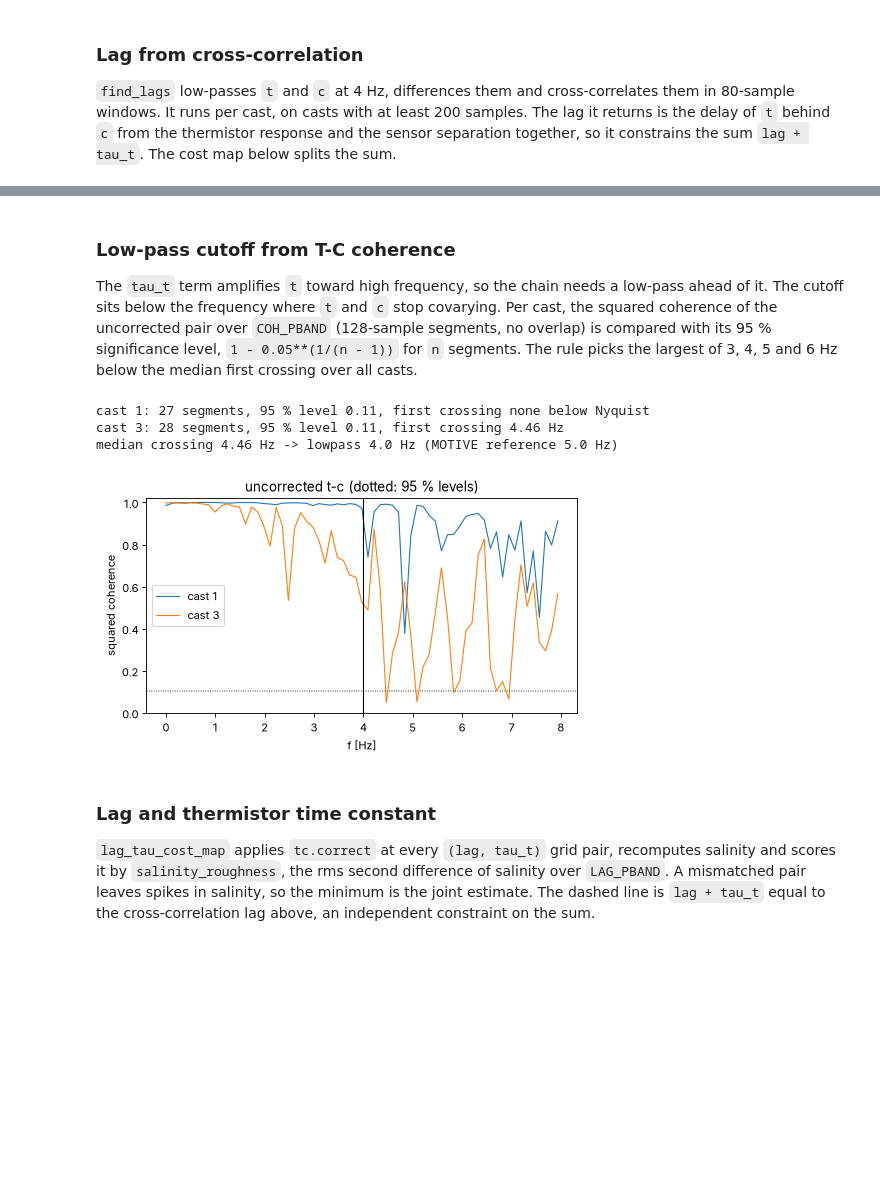
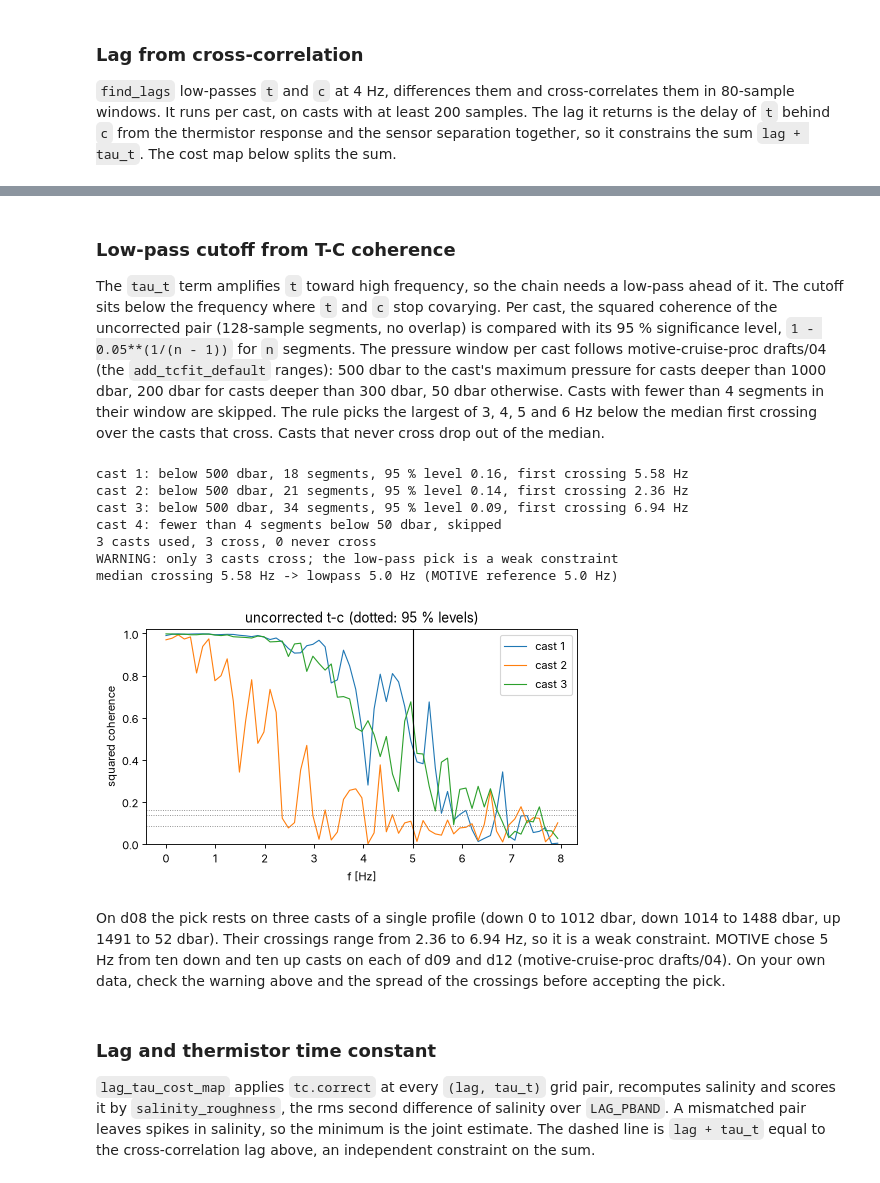
Before and after one commit to modscripps/modfish, a Jupyter notebook: examples/fctd_processing.ipynb, the cells around one changed output, grey strips where cells are left out. Saved outputs shown, nothing was run; the diff lists cells and outputs as text; code cells hidden in the pictures; blank space fills up the shorter version.

```diff
--- a/examples/fctd_processing.ipynb
+++ b/examples/fctd_processing.ipynb
@@ -211,11 +213,11 @@ The pressure bands are settings. The lag map needs a band with temperature gradi
 Shallower deployments need shallower bands.
 When a shipboard rosette cast sits next to a fish profile, `tc.rosette_rms` scores the thermal-mass map against it and can replace `downup_separation`.
 # %%
-COH_PBAND = (50, 1000)    # dbar, band for the T-C coherence
 LAG_PBAND = (200, 400)    # dbar, band for the (lag, tau_t) salinity-roughness map
 TM_PBAND = (50, 400)      # dbar, band for the down/up separation
 TBIN = 0.05               # degC, temperature bins for the down/up separation
 LOWPASS_CANDIDATES = [3.0, 4.0, 5.0, 6.0]  # Hz
+MIN_CROSSING_CASTS = 5    # fewer casts with a coherence crossing make the low-pass pick a weak constraint
 
 
 def check_minimum(cm, dims, units):
@@ -264,45 +266,68 @@ median over all windows: 0.067 s (constrains lag + tau_t)
 
 The `tau_t` term amplifies `t` toward high frequency, so the chain needs a low-pass ahead of it.
 The cutoff sits below the frequency where `t` and `c` stop covarying.
-Per cast, the squared coherence of the uncorrected pair over `COH_PBAND` (128-sample segments, no overlap) is compared with its 95 % significance level, `1 - 0.05**(1/(n - 1))` for `n` segments.
-The rule picks the largest of 3, 4, 5 and 6 Hz below the median first crossing over all casts.
+Per cast, the squared coherence of the uncorrected pair (128-sample segments, no overlap) is compared with its 95 % significance level, `1 - 0.05**(1/(n - 1))` for `n` segments.
+The pressure window per cast follows motive-cruise-proc drafts/04 (the `add_tcfit_default` ranges): 500 dbar to the cast's maximum pressure for casts deeper than 1000 dbar, 200 dbar for casts deeper than 300 dbar, 50 dbar otherwise.
+Casts with fewer than 4 segments in their window are skipped.
+The rule picks the largest of 3, 4, 5 and 6 Hz below the median first crossing over the casts that cross. Casts that never cross drop out of the median.
 # %%
+def coherence_window(pmax):
+    """Lower pressure bound [dbar] of the coherence window for a cast reaching `pmax`."""
+    return 500.0 if pmax > 1000 else 200.0 if pmax > 300 else 50.0
+
+
 fs = 1 / (np.median(np.diff(ctd.time.values).astype("int64")) / 1e9)
 NSEG = 128
 crossings, coh_curves = [], []
 for c in casts.cast.values:
-    m = (ctd.cast.values == c) & (ctd.p.values > COH_PBAND[0]) & (ctd.p.values < COH_PBAND[1])
+    in_cast = ctd.cast.values == c
+    pmin_c = coherence_window(np.nanmax(ctd.p.values[in_cast]))
+    m = in_cast & (ctd.p.values > pmin_c)
     n = int(m.sum()) // NSEG
     if n < 4:
+        print(f"cast {c}: fewer than 4 segments below {pmin_c:.0f} dbar, skipped")
         continue
     f, coh = signal.coherence(ctd.t.values[m], ctd.c.values[m], fs=fs, nperseg=NSEG, noverlap=0, detrend="linear")
     level = 1 - 0.05 ** (1 / (n - 1))
     below = np.flatnonzero((coh < level) & (f > 0))
     fx = f[below[0]] if below.size else np.nan
     crossings.append(fx)
     coh_curves.append((c, f, coh, level))
-    print(f"cast {c}: {n} segments, 95 % level {level:.2f}, first crossing "
+    print(f"cast {c}: below {pmin_c:.0f} dbar, {n} segments, 95 % level {level:.2f}, first crossing "
           + (f"{fx:.2f} Hz" if np.isfinite(fx) else "none below Nyquist"))
 
-f_cross = np.nanmedian(crossings) if np.isfinite(crossings).any() else np.inf
+crossings = np.array(crossings)
+n_cross = int(np.isfinite(crossings).sum())
+print(f"{len(crossings)} casts used, {n_cross} cross, {len(crossings) - n_cross} never cross")
+f_cross = np.nanmedian(crossings) if n_cross else np.inf
 below_cross = [f for f in LOWPASS_CANDIDATES if f < f_cross]
 lowpass = max(below_cross) if below_cross else min(LOWPASS_CANDIDATES)
 if not below_cross:
     print(f"WARNING: median crossing {f_cross:.2f} Hz is below every candidate; using {lowpass} Hz")
+if n_cross < MIN_CROSSING_CASTS:
+    print(f"WARNING: only {n_cross} casts cross; the low-pass pick is a weak constraint")
 print(f"median crossing {f_cross:.2f} Hz -> lowpass {lowpass} Hz (MOTIVE reference {REF['lowpass']} Hz)")
 
 fig, ax = plt.subplots(figsize=(6, 3.5), constrained_layout=True)
 for c, f, coh, level in coh_curves:
     ax.plot(f, coh, lw=1, label=f"cast {c}")
     ax.axhline(level, color="0.5", ls=":", lw=0.8)
 ax.axvline(lowpass, color="k", lw=1)
 ax.set(xlabel="f [Hz]", ylabel="squared coherence", ylim=(0, 1.02), title="uncorrected t-c (dotted: 95 % levels)")
 ax.legend();
 # %% [output]
-cast 1: 27 segments, 95 % level 0.11, first crossing none below Nyquist
-cast 3: 28 segments, 95 % level 0.11, first crossing 4.46 Hz
-median crossing 4.46 Hz -> lowpass 4.0 Hz (MOTIVE reference 5.0 Hz)
+cast 1: below 500 dbar, 18 segments, 95 % level 0.16, first crossing 5.58 Hz
+cast 2: below 500 dbar, 21 segments, 95 % level 0.14, first crossing 2.36 Hz
+cast 3: below 500 dbar, 34 segments, 95 % level 0.09, first crossing 6.94 Hz
+cast 4: fewer than 4 segments below 50 dbar, skipped
+3 casts used, 3 cross, 0 never cross
+WARNING: only 3 casts cross; the low-pass pick is a weak constraint
+median crossing 5.58 Hz -> lowpass 5.0 Hz (MOTIVE reference 5.0 Hz)
-[figure, old version]
+[figure, new version]
+# %% [markdown]
+On d08 the pick rests on three casts of a single profile (down 0 to 1012 dbar, down 1014 to 1488 dbar, up 1491 to 52 dbar). Their crossings range from 2.36 to 6.94 Hz, so it is a weak constraint.
+MOTIVE chose 5 Hz from ten down and ten up casts on each of d09 and d12 (motive-cruise-proc drafts/04).
+On your own data, check the warning above and the spread of the crossings before accepting the pick.
 # %% [markdown]
 ### Lag and thermistor time constant
 
```
Also changed, not shown: parts of 12 cells of this notebook.
